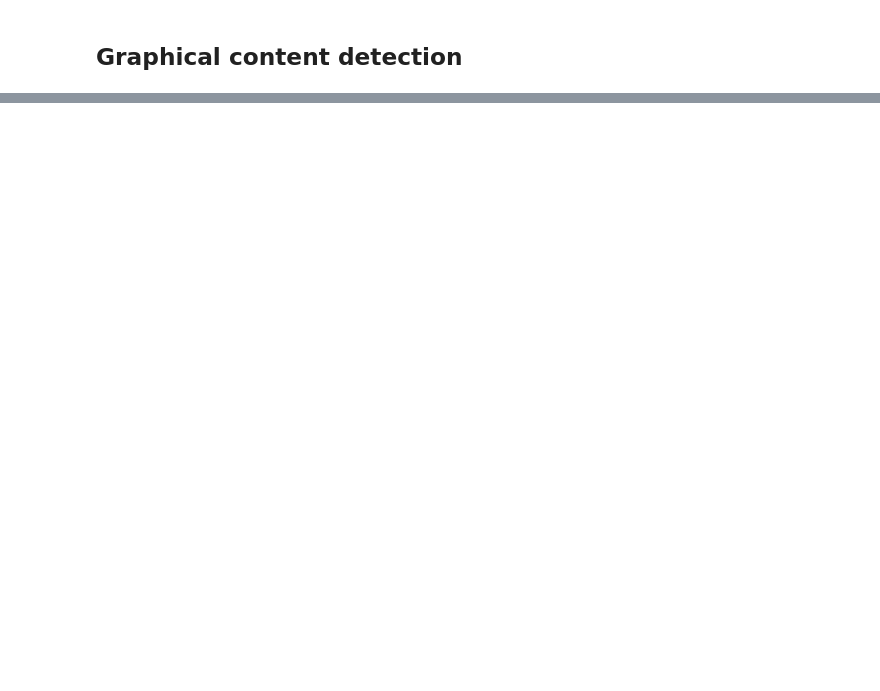
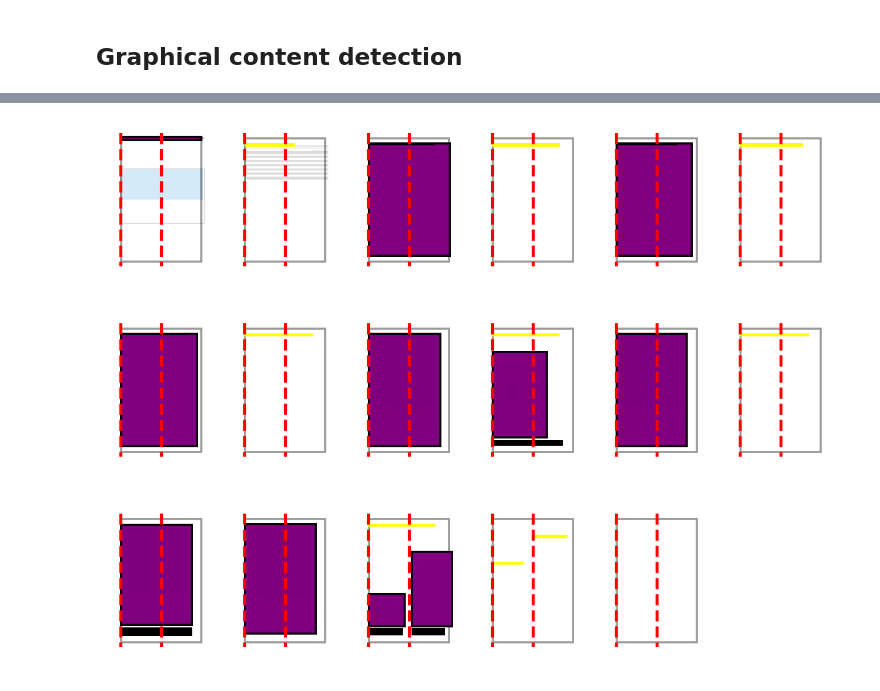
Before and after one commit to pengyuanli/PDFigCapX, a Jupyter notebook: pdfigcapx/src/chrome.ipynb, the cells around one changed output, grey strips where cells are left out. Saved outputs shown, nothing was run; the diff lists cells and outputs as text; code cells hidden in the pictures; blank space fills up the shorter version.

Commit message:
handling captions on next pages

```diff
--- a/pdfigcapx/src/chrome.ipynb
+++ b/pdfigcapx/src/chrome.ipynb
@@ -19,15 +19,15 @@ import utils
 
 base_test_folder = Path('../tests')
 output = base_test_folder / "output"
-pdf1_path = base_test_folder / "data" / "pdf-2.pdf"
+pdf1_path = base_test_folder / "data" / "pdf-3.pdf"
 # xpdf_path  = base_test_folder / "output"
 # %%
 pil_images = main.fetch_pages_as_images(pdf_path=pdf1_path.resolve(), base_folder=output)
 # %%
-xpdf_folder_path = utils.pdf2html(pdf1_path.resolve(), output.resolve(), "pdf2")
+xpdf_folder_path = utils.pdf2html(pdf1_path.resolve(), output.resolve(), "pdf3")
 # pages = main.get_pages(xpdf_path)
 # %%
-pages = main.get_pages(Path(xpdf_folder_path))
+pages_original = main.get_pages(Path(xpdf_folder_path))
 # %%
 import math
 
@@ -582,0 +530,89 @@ page16.png
+# %%
+from copy import copy
+
+pages = None
+pages = pages_original.copy()
+
+layout, row_width, row_height, cols_layout = calculate_document_layout(pages)
+num_cols_in_doc = len(cols_layout)
+
+number_cols = 6
+number_rows = int(len(pages) / number_cols) + 1
+
+_, ax = plt.subplots(number_rows, number_cols, dpi=200)
+
+colors = ['black', 'blue', 'green', 'red', 'orange', 'purple']
+
+# first pass sweeping for captions and candidate regions on the same page
+sweep_strategy = [('captions_below_figures', 'figures'), ('captions_over_figures', 'tables'), ('captions_over_figures', 'figures'), ('captions_next_to_figures', 'tables')]
+for idx, page in enumerate(pages):
+  # image processing to determine potential figure content
+  candidates, figure_boxes, table_boxes = get_potential_figure_bboxes(xpdf_folder_path, page, layout, row_height)
+
+  for strategy, target in sweep_strategy:
+    caption_boxes = figure_boxes if target == "figures" else table_boxes
+    figures, remaining_boxes, candidates = get_figures(page, candidates, caption_boxes, num_cols_in_doc, page.width, row_width, cols_layout, layout, strategy)
+    if target == "figures":
+      figure_boxes = remaining_boxes
+    else:
+      table_boxes = remaining_boxes
+    if figures and len(figures) > 0:
+      page.figures += figures
+
+  if len(candidates) > 0:
+    o_x0, o_y0, o_w, o_h = merge_candidate_bboxes(candidates)
+    page.orphan_figure = Figure(x0=o_x0, y0=o_y0, width=o_w, height=o_h, sweep_type="orphan", multicolumn=True)
+
+  if len(figure_boxes) > 0:
+    page.orphan_captions += figure_boxes
+  if len(table_boxes) > 0:
+    page.orphan_captions += table_boxes
+
+# second pass analyzing orphans
+for idx, page, in enumerate(pages):
+  if page.orphan_figure is not None:
+    if idx < len(pages) - 1 and len(pages[idx+1].orphan_captions) > 0:
+      # caption should be the first element in page
+      sorted_text_next_page = sorted(pages[idx+1].text_containers, key=lambda x: (x.x0, x.y0))
+      sorted_orphans = sorted(pages[idx+1].orphan_captions, key=lambda x: (x.x0, x.y0))
+      if sorted_text_next_page[0].x0 == sorted_orphans[0].x0:
+        page.orphan_figure.caption = sorted_orphans[0]
+        expanded_orphans = expand_captions(pages[idx+1], [page.orphan_figure], row_height)
+        page.figures.append(expanded_orphans[0])
+        page.orphan_figure = None
+        # delete orphan caption?
+    else:
+      page.figures.append(copy(page.orphan_figure))
+      page.orphan_figure = None
+
+# draw
+for idx, page in enumerate(pages):
+  page_name = page.img_name
+  print(page_name)
+  png_path = (Path(xpdf_folder_path) / page_name).resolve()
+
+  col = idx % number_cols
+  row = int(idx / number_cols)
+
+  page_image = Image.open(png_path)
+  page_image = page_image.resize((page.width, page.height))
+
+  draw_content_region(ax[row][col], content_region)
+  draw_columns(ax[row][col], cols_layout, page.height)
+  fig_bboxes = [x.to_bbox() for x in page.figures]
+  caption_bboxes = [x.caption.to_bbox() for x in page.figures if x.caption is not None]
+  print(caption_bboxes)
+  draw_bboxes(ax[row][col], fig_bboxes, 'black', 'purple', 0.8)
+  draw_bboxes(ax[row][col], caption_bboxes, None, 'black', 0.8)
+
+  rem_cap_bboxes = [x.to_bbox() for x in page.orphan_captions]
+  draw_bboxes(ax[row][col], rem_cap_bboxes, 'yellow', 'yellow', 0.8)
+
+  ax[row][col].imshow(page_image)
+  ax[row][col].axis('off')
+
+for idx in range(len(pages), number_rows*number_cols):
+  col = idx % number_cols
+  row = int(idx / number_cols)
+  ax[row][col].axis('off')
+# %% [output]
@@ -583,3 +636,4 @@ page16.png
+[figure, added]
 # %%
 # base_folder_path = xpdf_folder_path
 # page = pages[2]
```
Also changed, not shown: parts of 4 cells of this notebook, 1 other file.
